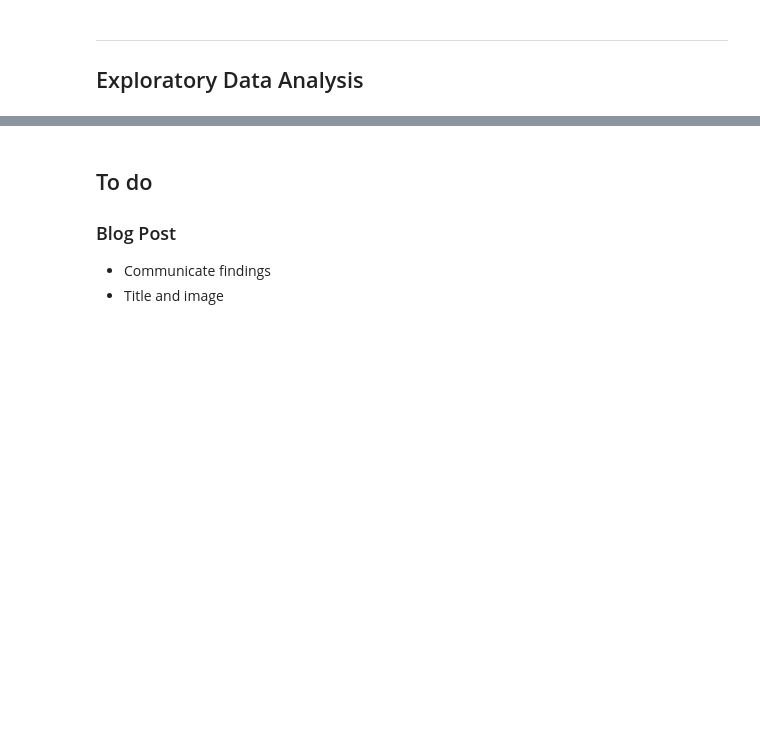
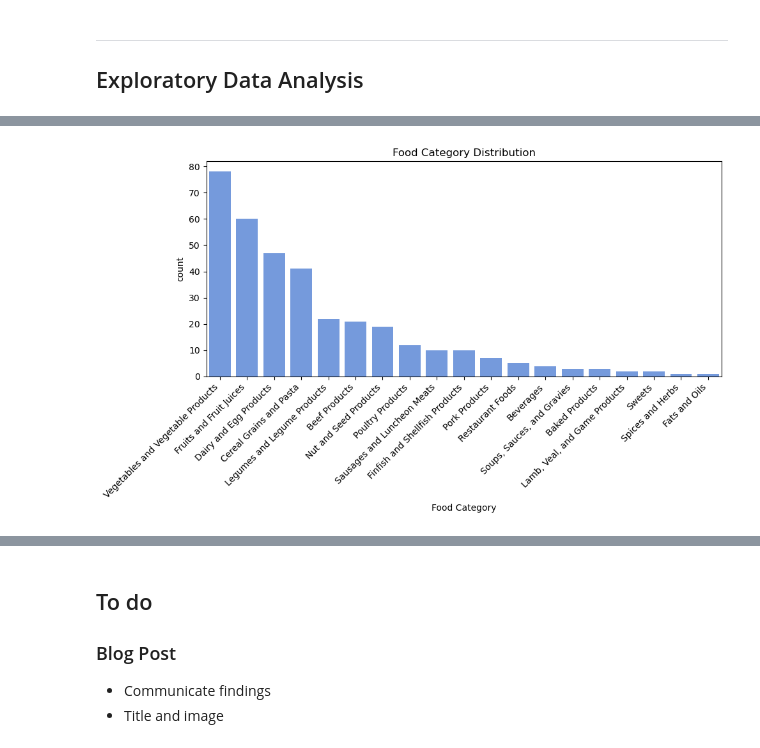
Before and after one commit to viniciusagsa/dsnd-project-01, a Jupyter notebook: data_analysis.ipynb, the cells around one changed output, grey strips where cells are left out. Cells and saved outputs as stored; diff of their text form; code cells hidden in the pictures; blank space fills up the shorter version.

```diff
--- a/data_analysis.ipynb
+++ b/data_analysis.ipynb
@@ -148,0 +270,16 @@ foods.fillna(0, inplace=True)
+# %%
+plt.figure(figsize=(10, 6))
+
+sns.countplot(
+    data=foods,
+    x='food_category',
+    order=foods['food_category'].value_counts().index,
+    color='cornflowerblue'
+)
+plt.title('Food Category Distribution')
+plt.xticks(rotation=45, ha='right')
+plt.xlabel('Food Category')
+plt.tight_layout()
+plt.show()
+# %% [output]
+[figure, added]
```
Also changed, not shown: parts of 21 cells of this notebook, 2 other files.
